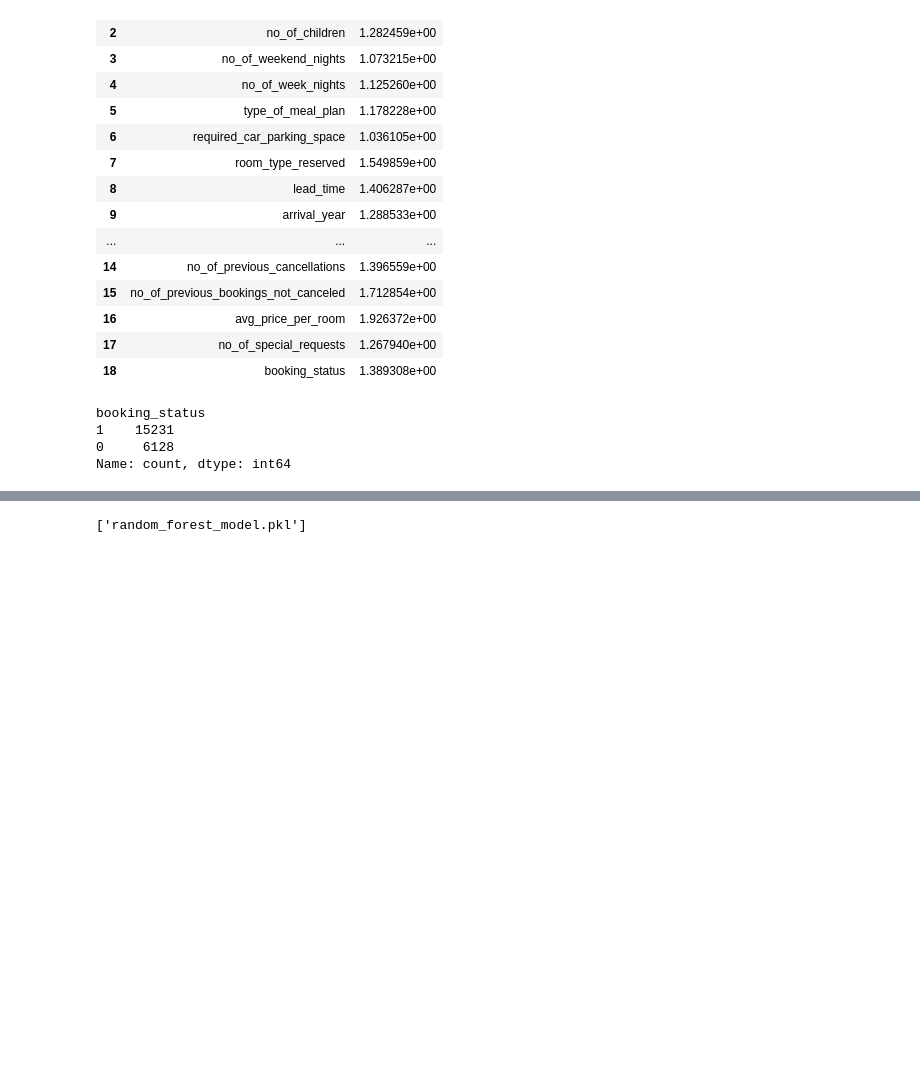
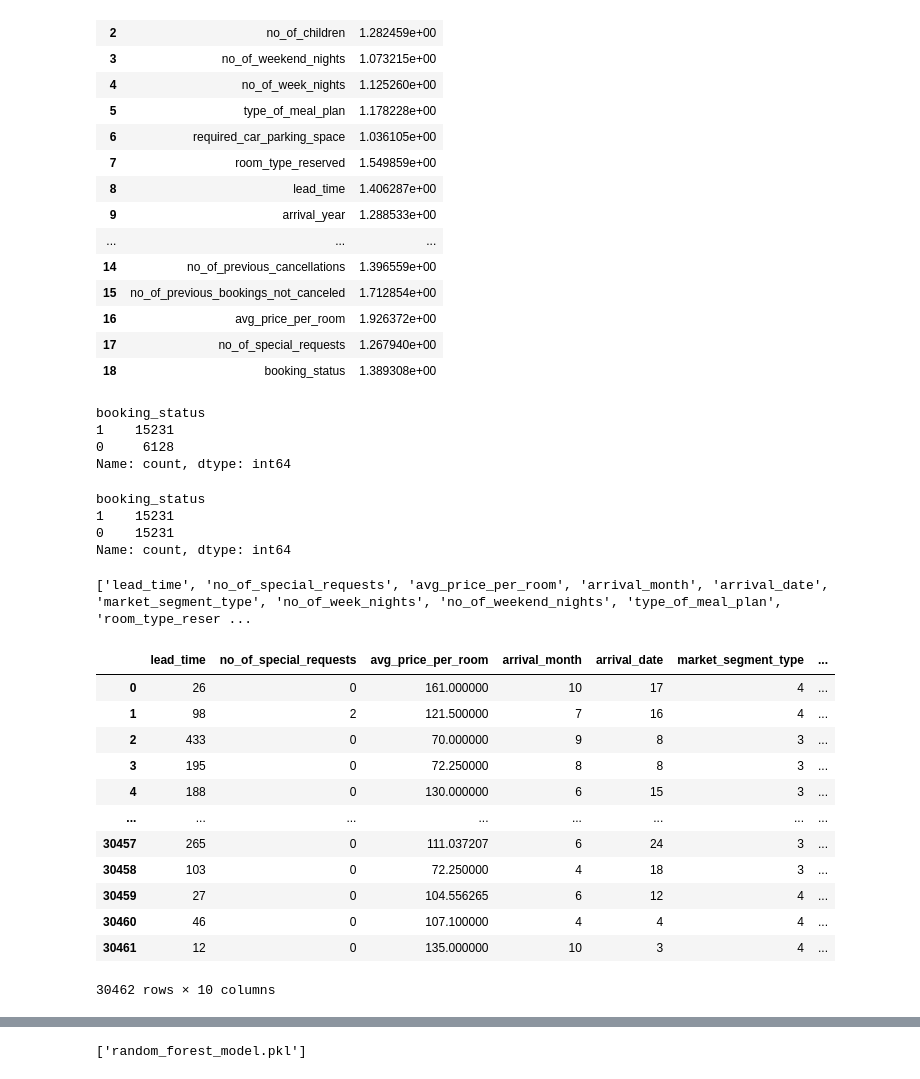
Before and after one commit to pranabmir/ProjHotelReservationPred, a Jupyter notebook: notebook/experiments.ipynb, the cells around one changed output, grey strips where cells are left out. Cells and saved outputs as stored; diff of their text form; code cells hidden in the pictures; blank space fills up the shorter version.

```diff
--- a/notebook/experiments.ipynb
+++ b/notebook/experiments.ipynb
@@ -187,3 +187,10 @@ smote = SMOTE(random_state=42)
 x = df.drop(columns = 'booking_status')
 y = df['booking_status']
 x_res,y_res = smote.fit_resample(x,y)
+# %%
+y_res.value_counts()
+# %% [output]
+booking_status
+1    15231
+0    15231
+Name: count, dtype: int64
@@ -190,5 +202,33 @@ x_res,y_res = smote.fit_resample(x,y)
 # %%
 #model building
+# %%
+from sklearn.ensemble import RandomForestClassifier
+rf = RandomForestClassifier()
+rf.fit(x,y)
+feature_importance = rf.feature_importances_
+feature_importance_df = pd.DataFrame({'features':x.columns,
+                                      'importance':feature_importance})
+top_10_features = feature_importance_df.sort_values(by ='importance',ascending=False).iloc[:10,0].to_list()
+print(top_10_features)
+# %% [output]
+['lead_time', 'no_of_special_requests', 'avg_price_per_room', 'arrival_month', 'arrival_date', 'market_segment_type', 'no_of_week_nights', 'no_of_weekend_nights', 'type_of_meal_plan', 'room_type_reser ...
+# %%
+x = balanced_df.loc[:,top_10_features]
+x
+# %% [output]
+|  | lead_time | no_of_special_requests | avg_price_per_room | arrival_month | arrival_date | market_segment_type | ... |
+| 0 | 26 | 0 | 161.000000 | 10 | 17 | 4 | ... |
+| 1 | 98 | 2 | 121.500000 | 7 | 16 | 4 | ... |
+| 2 | 433 | 0 | 70.000000 | 9 | 8 | 3 | ... |
+| 3 | 195 | 0 | 72.250000 | 8 | 8 | 3 | ... |
+| 4 | 188 | 0 | 130.000000 | 6 | 15 | 3 | ... |
+| ... | ... | ... | ... | ... | ... | ... | ... |
+| 30457 | 265 | 0 | 111.037207 | 6 | 24 | 3 | ... |
+| 30458 | 103 | 0 | 72.250000 | 4 | 18 | 3 | ... |
+| 30459 | 27 | 0 | 104.556265 | 6 | 12 | 4 | ... |
+| 30460 | 46 | 0 | 107.100000 | 4 | 4 | 4 | ... |
+| 30461 | 12 | 0 | 135.000000 | 10 | 3 | 4 | ... |
+30462 rows × 10 columns
 # %%
 from sklearn.model_selection import train_test_split
 from sklearn.ensemble import RandomForestClassifier,GradientBoostingClassifier,AdaBoostClassifier
```
Also changed, not shown: parts of 6 cells of this notebook, 6 other files.
